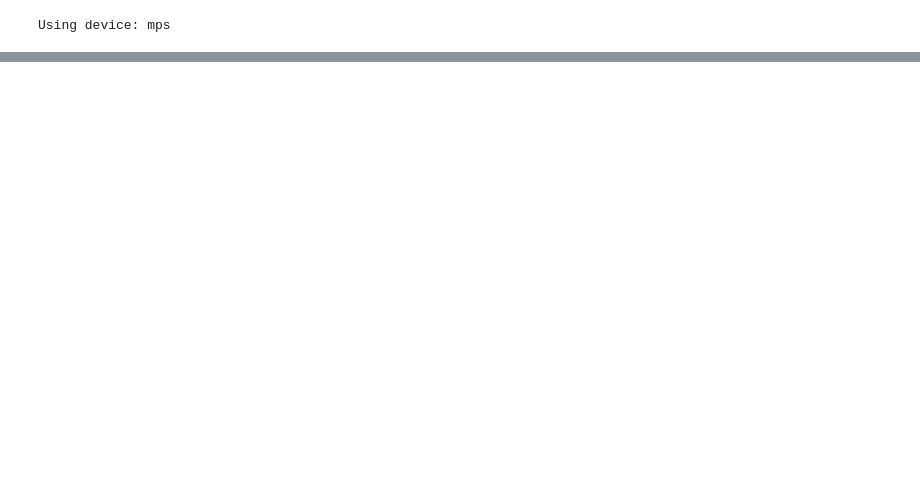
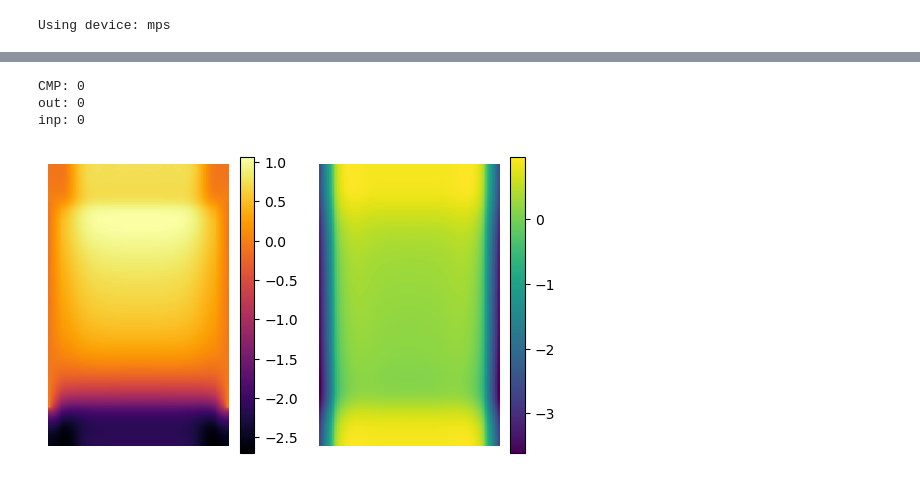
Before and after one commit to Helios113/ML_NEGF, a Jupyter notebook: main.ipynb, the cells around one changed output, grey strips where cells are left out. Drawn from its saved outputs; the diff is of its cells as text; code cells hidden in the pictures; blank space fills up the shorter version.

```diff
--- a/main.ipynb
+++ b/main.ipynb
@@ -189,43 +172,63 @@ KeyboardInterrupt:
 # %%
 import matplotlib.pyplot as plt
 import numpy as np
 import random
 l2=0
 l1=0
 l3=0
 
-net.eval()
+fig, ax = plt.subplots(ncols=2)
+
 with torch.no_grad():
     for data in test_data:
-        out = net(data[0])
-        cmp = data[0][23][5]
-        plt.imshow(cmp.cpu())#, cmap="inferno")
-        y = np.linspace(0,cmp.shape[0],7)[1:-1]
-        x = np.linspace(0,cmp.shape[1],5)[1:-1]
-        plt.hlines(y,0,cmp.shape[1]-1, colors='white')
-        plt.vlines(x,0,cmp.shape[0]-1 ,colors='white')
-        for x in np.linspace(0,cmp.shape[1]-1, 9)[1::2]:
-            for i, y in enumerate(np.linspace(0,cmp.shape[0]-1, 13)[1::2]):
-                plt.annotate(str(i/5),[x,y],xytext=(-7, -3), textcoords='offset points', color='white', weight="bold")
-        plt.axis('off')
-        print(np.linspace(0,cmp.shape[0]-1, 13)[1::2])
-        plt.savefig("grad.svg",  format="svg",bbox_inches="tight", pad_inches=0)
+        cmp = data[0][23][0]
+        a = ax[0].imshow(cmp.cpu(), cmap="inferno")
+        # y = np.linspace(0,cmp.shape[0],7)[1:-1]
+        # x = np.linspace(0,cmp.shape[1],5)[1:-1]
+        # ax[0].hlines(y,0,cmp.shape[1]-1, colors='white')
+        # ax[0].vlines(x,0,cmp.shape[0]-1 ,colors='white')
+        # for i,x in enumerate(np.linspace(0,cmp.shape[1]-1, 9)[1::2]):
+        #     for y in np.linspace(0,cmp.shape[0]-1, 13)[1::2]:
+        #         ax[0].annotate(str(round(i/3,2)),[x,y],xytext=(-10, -3), textcoords='offset points', color='white', weight="bold")
+
+        ax[0].axis('off')
+        fig.colorbar(a, ax=ax[0],shrink=0.8)
+        cmp = data[0][23][1]
+        b = ax[1].imshow(cmp.cpu())#, cmap="inferno")
+        # y = np.linspace(0,cmp.shape[0],7)[1:-1]
+        # x = np.linspace(0,cmp.shape[1],5)[1:-1]
+        # ax[1].hlines(y,0,cmp.shape[1]-1, colors='white')
+        # ax[1].vlines(x,0,cmp.shape[0]-1 ,colors='white')
+        # for x in np.linspace(0,cmp.shape[1]-1, 9)[1::2]:
+        #     for i,y in enumerate(np.linspace(0,cmp.shape[0]-1, 13)[1::2]):
+        #         ax[1].annotate(str(round(i/5,2)),[x,y],xytext=(-7, -3), textcoords='offset points', color='white', weight="bold")
+
+        ax[1].axis('off')
+        fig.colorbar(b, ax=ax[1],shrink=0.8)
+
+
+        plt.savefig("potc.pdf",  format="pdf",bbox_inches="tight", pad_inches=0)
         break
         # # print((data[3].shape))
         # l1+=F.mse_loss(data[3], cmp)
         # l2+=F.mse_loss(data[3].unsqueeze(1), out)
         # plt.imshow(out[3].squeeze().cpu())
         # plt.show()
 
         # plt.imshow(data[3][3].cpu())
         # plt.show()
         # break
         # l3+=F.l1_loss(data[3], data[0][0].unsqueeze(1))
 
 print("CMP:", l1)
 print("out:", l2)
 print("inp:", l3)
 
 # 0.0021
+# %% [output]
+CMP: 0
+out: 0
+inp: 0
+[figure, added]
 # %%
 print(min_loss)
```
Also changed, not shown: parts of 1 cell of this notebook.
